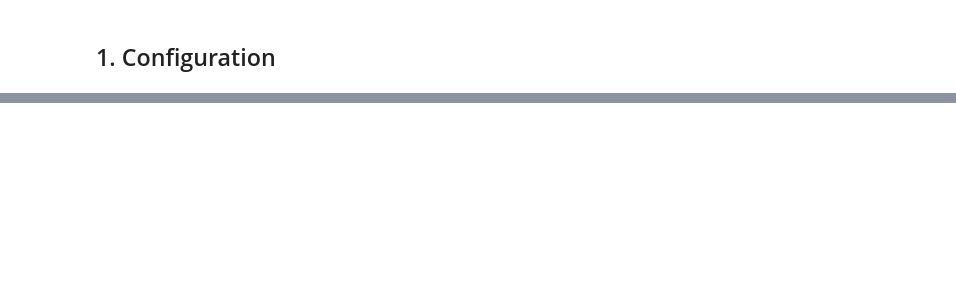
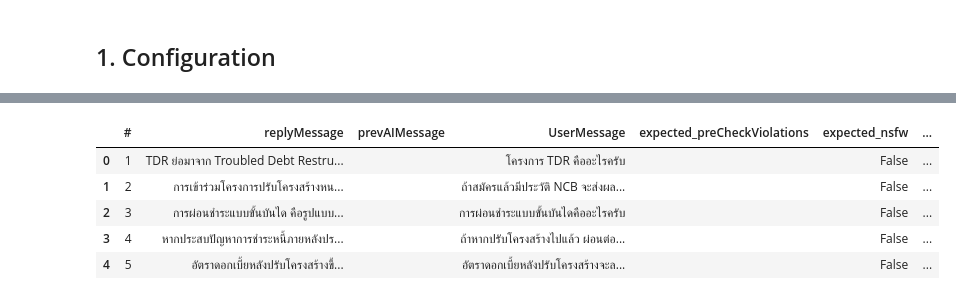
Before and after one commit to ttreetanthiploet-cpu/DebtMind-test-case-generator, a Jupyter notebook: unit_test_agent/output Guardrail/Output_Guardrail_test.ipynb, the cells around one changed output, grey strips where cells are left out. Cells and saved outputs as stored; diff of their text form; code cells hidden in the pictures; blank space fills up the shorter version.

```diff
--- a/unit_test_agent/output Guardrail/Output_Guardrail_test.ipynb
+++ b/unit_test_agent/output Guardrail/Output_Guardrail_test.ipynb
@@ -104,38 +138,48 @@ print(json.dumps(sample_tc["expectedOutput"], ensure_ascii=False, indent=2))
 # %%
-rows = []
-for tc in TEST_CASES:
-    expected = tc["expectedOutput"]
-    try:
-        result = call_output_guardrail(tc["input"])
-        mismatches = [k for k in CHECK_COLS if bool(expected.get(k)) != bool(result.get(k))]
-        rows.append({
-            "testId": tc["testId"],
-            "scenario": tc["scenario"],
-            "messageMode": tc["messageMode"],
-            "pass": len(mismatches) == 0,
-            "mismatched_fields": ", ".join(mismatches) if mismatches else "",
-            **{f"exp_{k}": expected.get(k) for k in CHECK_COLS},
-            **{f"act_{k}": result.get(k) for k in CHECK_COLS},
-            "exp_preCheckViolations": expected.get("preCheckViolations", ""),
-            "act_preCheckViolations": result.get("preCheckViolations", ""),
-            "error": None,
-        })
-    except requests.exceptions.RequestException as exc:
-        rows.append({
-            "testId": tc["testId"],
-            "scenario": tc["scenario"],
-            "messageMode": tc["messageMode"],
-            "pass": False,
-            "mismatched_fields": "",
-            **{f"exp_{k}": expected.get(k) for k in CHECK_COLS},
-            **{f"act_{k}": None for k in CHECK_COLS},
-            "exp_preCheckViolations": expected.get("preCheckViolations", ""),
-            "act_preCheckViolations": None,
-            "error": str(exc),
-        })
+def run_test_suite(df: pd.DataFrame, max_workers: int = MAX_WORKERS) -> pd.DataFrame:
+    results = [None] * len(df)
 
-results_df = pd.DataFrame(rows)
-summary_cols = ["testId", "scenario", "messageMode", "pass", "mismatched_fields",
-                "exp_preCheckViolations", "act_preCheckViolations", "error"]
-print(f"Passed: {results_df['pass'].sum()}/{len(results_df)}")
-results_df[summary_cols]
+    def _run_row(i, row):
+        payload = {
+            "replyMessage": row["replyMessage"],
+            "prevAIMessage": row["prevAIMessage"],
+            "UserMessage": row["UserMessage"],
+        }
+        try:
+            resp = call_output_guardrail(payload)
+            return i, {
+                f"actual_{col}": bool(resp.get(col, False)) for col in LABEL_COLUMNS
+            } | {
+                "actual_preCheckViolations": resp.get("preCheckViolations", ""),
+                "error": None,
+            }
+        except Exception as exc:
+            return i, {
+                f"actual_{col}": None for col in LABEL_COLUMNS
+            } | {
+                "actual_preCheckViolations": None,
+                "error": str(exc),
+            }
+
+    with ThreadPoolExecutor(max_workers=max_workers) as pool:
+        futures = [pool.submit(_run_row, i, row) for i, row in df.iterrows()]
+        for fut in as_completed(futures):
+            i, res = fut.result()
+            results[i] = res
+
+    actual_df = pd.DataFrame(results)
+    out = pd.concat([df.reset_index(drop=True), actual_df], axis=1)
+    for col in LABEL_COLUMNS:
+        out = out.rename(columns={col: f"expected_{col}"})
+    out = out.rename(columns={"preCheckViolations": "expected_preCheckViolations"})
+    return out
+
+
+if True:
+    results_df = run_test_suite(df)
+    results_df.to_excel("test_result.xlsx", index=False)
+    print(f"Done. Saved {len(results_df)} rows to test_result.xlsx")
+else:
+    results_df = pd.read_excel("test_result.xlsx")
+results_df.head()
+# %% [output]
@@ -141,0 +187,6 @@ results_df[summary_cols]
+|  | # | replyMessage | prevAIMessage | UserMessage | expected_preCheckViolations | expected_nsfw | ... |
+| 0 | 1 | TDR ย่อมาจาก Troubled Debt Restru... |  | โครงการ TDR คืออะไรครับ |  | False | ... |
+| 1 | 2 | การเข้าร่วมโครงการปรับโครงสร้างหน... |  | ถ้าสมัครแล้วมีประวัติ NCB จะส่งผล... |  | False | ... |
+| 2 | 3 | การผ่อนชำระแบบขั้นบันได คือรูปแบบ... |  | การผ่อนชำระแบบขั้นบันไดคืออะไรครับ |  | False | ... |
+| 3 | 4 | หากประสบปัญหาการชำระหนี้ภายหลังปร... |  | ถ้าหากปรับโครงสร้างไปแล้ว ผ่อนต่อ... |  | False | ... |
+| 4 | 5 | อัตราดอกเบี้ยหลังปรับโครงสร้างขึ้... |  | อัตราดอกเบี้ยหลังปรับโครงสร้างจะล... |  | False | ... |
```
Also changed, not shown: parts of 20 cells of this notebook, 10 other files.
